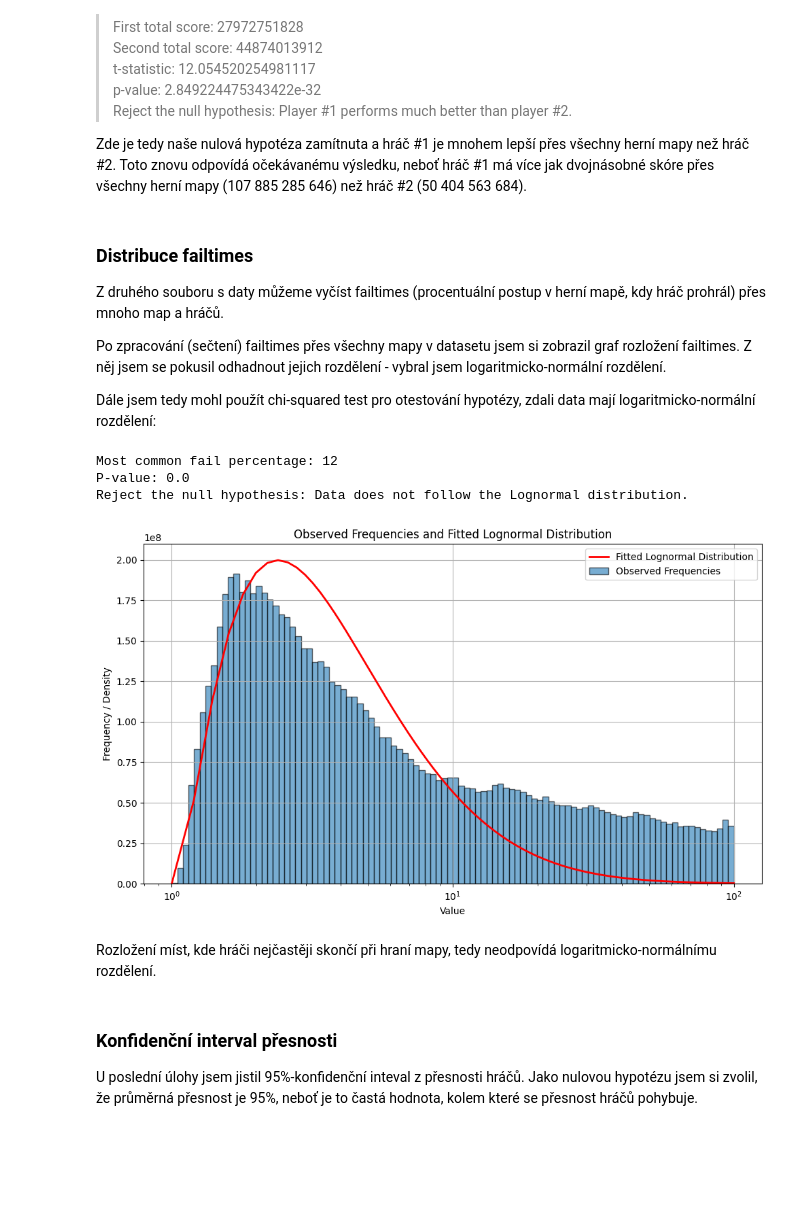
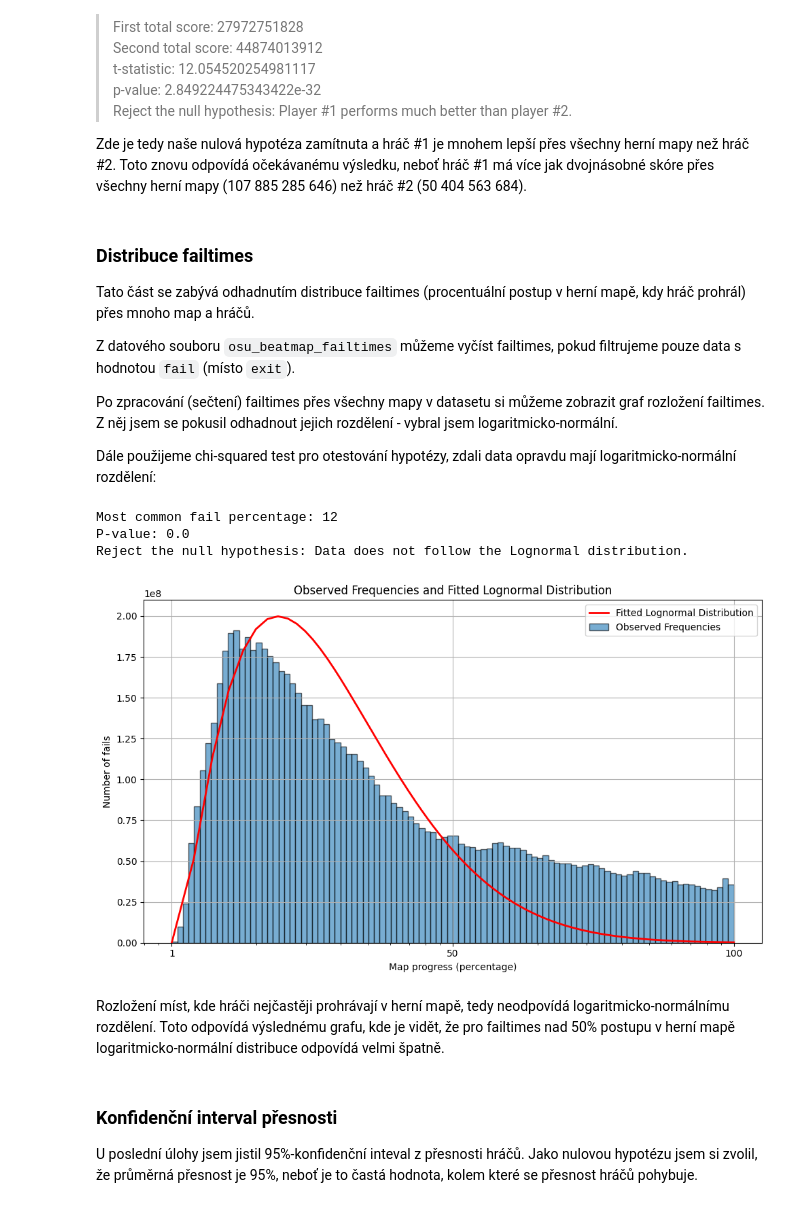
Before and after one commit to Kruchji/statistics_mff, a Jupyter notebook: stat_prace.ipynb, the cells around one changed output. Cells and saved outputs as stored; diff of their text form; code cells hidden in the pictures; blank space fills up the shorter version.

Commit message:
Add comments to second problem + fix graph labels

```diff
--- a/stat_prace.ipynb
+++ b/stat_prace.ipynb
@@ -143,47 +143,54 @@ Zde je tedy naše nulová hypotéza zamítnuta a hráč #1 je mnohem lepší př
 # %% [markdown]
 ### Distribuce failtimes
 
-Z druhého souboru s daty můžeme vyčíst failtimes (procentuální postup v herní mapě, kdy hráč prohrál) přes mnoho map a hráčů.
+Tato část se zabývá odhadnutím distribuce failtimes (procentuální postup v herní mapě, kdy hráč prohrál) přes mnoho map a hráčů.
 
-Po zpracování (sečtení) failtimes přes všechny mapy v datasetu jsem si zobrazil graf rozložení failtimes. Z něj jsem se pokusil odhadnout jejich rozdělení - vybral jsem logaritmicko-normální rozdělení.
+Z datového souboru `osu_beatmap_failtimes` můžeme vyčíst failtimes, pokud filtrujeme pouze data s hodnotou `fail` (místo `exit`).
 
-Dále jsem tedy mohl použít chi-squared test pro otestování hypotézy, zdali data mají logaritmicko-normální rozdělení:
+Po zpracování (sečtení) failtimes přes všechny mapy v datasetu si můžeme zobrazit graf rozložení failtimes. Z něj jsem se pokusil odhadnout jejich rozdělení - vybral jsem logaritmicko-normální.
+
+Dále použijeme chi-squared test pro otestování hypotézy, zdali data opravdu mají logaritmicko-normální rozdělení:
 # %%
+import csv
+import numpy as np
+import scipy.stats as stats
+import matplotlib.pyplot as plt
+
+# Dataset
 file_path_2 = '2024_06_05_performance_osu_top_1000\osu_beatmap_failtimes.txt'
 
-
+# Counter array for all failtimes
 fail_percentage = np.zeros(100)
 
 with open(file_path_2, mode='r') as file:
-    # Create a CSV reader object
     csv_reader = csv.reader(file)
 
-    # Iterate through the rows in the CSV file
+    # Iterate through the rows
     for row in csv_reader:
+        # Filter only failtimes
         if row[1] == "fail":
             fail_percentage += np.array(row[2:102], dtype=int)
 
-
+# Get most common fail percentage across all maps in dataset
 max_fail_perc = np.argmax(fail_percentage) + 1
 print("Most common fail percentage: " + str(max_fail_perc))
 
 
 fail_freq = fail_percentage
 
-# Define bins for the histogram
+# Define bins for histogram
 bins = np.logspace(0, 2, 101)
 
-# Estimate the parameters of the lognormal distribution
+# Estimate parameters of the lognormal distribution
 bin_centers = (bins[:-1] + bins[1:]) / 2
 
-# Calculate the sample mean and variance of the log-transformed bin centers
+# Get sample mean and variance of the log-transformed bin centers, weighted by frequencies
 log_bin_centers = np.log(bin_centers)
 
-# Sample mean and variance of log-transformed data, weighted by frequencies
 sample_mean_log = np.sum(log_bin_centers * fail_freq) / np.sum(fail_freq)
 sample_var_log = np.sum(fail_freq * (log_bin_centers - sample_mean_log)**2) / np.sum(fail_freq)
 
-# Estimate the parameters of the normal distribution
+# Estimate parameters of the normal distribution
 sigma = np.sqrt(sample_var_log)     # Standard deviation
 mu = sample_mean_log                # Mean
 
@@ -191,8 +198,7 @@ mu = sample_mean_log                # Mean
 shape = sigma
 scale = np.exp(mu)
 
-# Calculate the expected frequencies for each bin
-# Compute the PDF for the fitted lognormal distribution
+# Calculate the expected frequencies for each bin (for the fitted lognorm distribution)
 expected_freq = stats.lognorm.pdf(bin_centers, shape, loc=1, scale=scale) * np.diff(bins) * np.sum(fail_freq)
 
 # Normalize (to fix rounding error when passed to chisquare)
@@ -203,42 +209,49 @@ chi2_statistic, p_value = stats.chisquare(f_obs=fail_freq, f_exp=normalized_expe
 
 print(f"P-value: {p_value}")
 
+# Check if hypothesis was rejected
 if p_value < 0.05:
     print("Reject the null hypothesis: Data does not follow the Lognormal distribution.")
 else:
     print("Fail to reject the null hypothesis: Data may follow the Lognormal distribution.")
 
 
 # Plot data agains lognormal plot
 plt.figure(figsize=(10, 6))
 
 # Observed frequencies as a bar plot
 plt.bar(bins[:-1], fail_freq, width=np.diff(bins), align='edge', edgecolor='k', alpha=0.6, label='Observed Frequencies')
 
 # Compute the PDF
 x = np.linspace(min(bins), max(bins), 500)
 pdf = stats.lognorm.pdf(x, shape, loc=1, scale=scale)
 pdf = pdf * (np.sum(fail_freq) / np.sum(pdf))
 
 
 # Lognormal distribution as a line plot
 plt.plot(x, pdf, 'r-', lw=2, label='Fitted Lognormal Distribution')
 
+# Fix scale and label ticks correctly
 plt.xscale('log')
+positions = [1, 10, 100]
+new_labels = ['1', '50', '100']
+plt.xticks(positions, new_labels)
+
+# Draw rest of the graph
 plt.title('Observed Frequencies and Fitted Lognormal Distribution')
-plt.xlabel('Value')
-plt.ylabel('Frequency / Density')
+plt.xlabel('Map progress (percentage)')
+plt.ylabel('Number of fails')
 plt.grid(True)
 plt.legend()
 plt.tight_layout()
 plt.show()
 # %% [output]
 Most common fail percentage: 12
 P-value: 0.0
 Reject the null hypothesis: Data does not follow the Lognormal distribution.
-[figure, old version]
+[figure, new version]
-# %% [markdown]
-Rozložení míst, kde hráči nejčastěji skončí při hraní mapy, tedy neodpovídá logaritmicko-normálnímu rozdělení.
+# %% [markdown]
+Rozložení míst, kde hráči nejčastěji prohrávají v herní mapě, tedy neodpovídá logaritmicko-normálnímu rozdělení. Toto odpovídá výslednému grafu, kde je vidět, že pro failtimes nad 50% postupu v herní mapě logaritmicko-normální distribuce odpovídá velmi špatně.
 # %% [markdown]
 ### Konfidenční interval přesnosti
 
```
